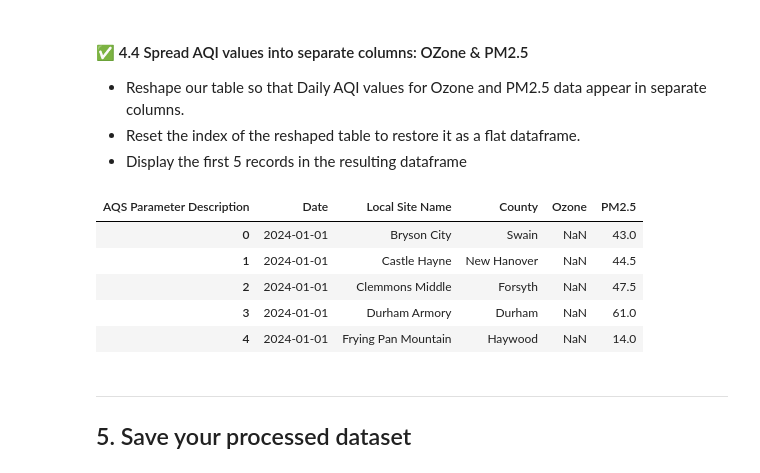
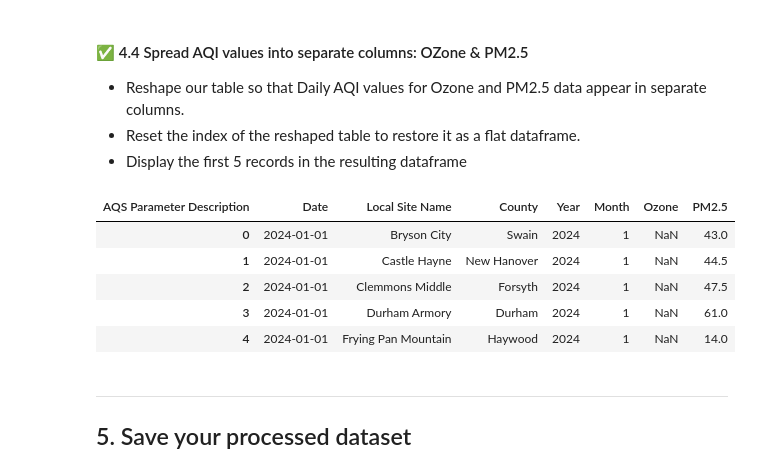
Before and after one commit to Sophiacyt/ENV700, a Jupyter notebook: Assignments/ST570_A4-Wrangling.ipynb, the cells around one changed output. Cells and saved outputs as stored; diff of their text form; code cells hidden in the pictures.

```diff
--- a/Assignments/ST570_A4-Wrangling.ipynb
+++ b/Assignments/ST570_A4-Wrangling.ipynb
@@ -268,22 +268,22 @@ sites_summary.head()
 # %%
 # 4.4 Spread data so Ozone, PM2.5 daily AQI valiues occupy separate columns
 sites_summary_pivot = (
     sites_summary
     .pivot_table(
-        index=["Date", "Local Site Name", "County"],
+        index=["Date", "Local Site Name", "County", "Year", "Month"],
         columns="AQS Parameter Description",
         values="mean_AQI"
     )
     .reset_index())
 
 sites_summary_pivot.head(5)
 # %% [output]
-| AQS Parameter Description | Date | Local Site Name | County | Ozone | PM2.5 |
-| 0 | 2024-01-01 | Bryson City | Swain | NaN | 43.0 |
-| 1 | 2024-01-01 | Castle Hayne | New Hanover | NaN | 44.5 |
-| 2 | 2024-01-01 | Clemmons Middle | Forsyth | NaN | 47.5 |
-| 3 | 2024-01-01 | Durham Armory | Durham | NaN | 61.0 |
-| 4 | 2024-01-01 | Frying Pan Mountain | Haywood | NaN | 14.0 |
+| AQS Parameter Description | Date | Local Site Name | County | Year | Month | Ozone | PM2.5 |
+| 0 | 2024-01-01 | Bryson City | Swain | 2024 | 1 | NaN | 43.0 |
+| 1 | 2024-01-01 | Castle Hayne | New Hanover | 2024 | 1 | NaN | 44.5 |
+| 2 | 2024-01-01 | Clemmons Middle | Forsyth | 2024 | 1 | NaN | 47.5 |
+| 3 | 2024-01-01 | Durham Armory | Durham | 2024 | 1 | NaN | 61.0 |
+| 4 | 2024-01-01 | Frying Pan Mountain | Haywood | 2024 | 1 | NaN | 14.0 |
 # %% [markdown]
 ---
 ## 5. Save your processed dataset
```
Also changed, not shown: parts of 1 cell of this notebook.
